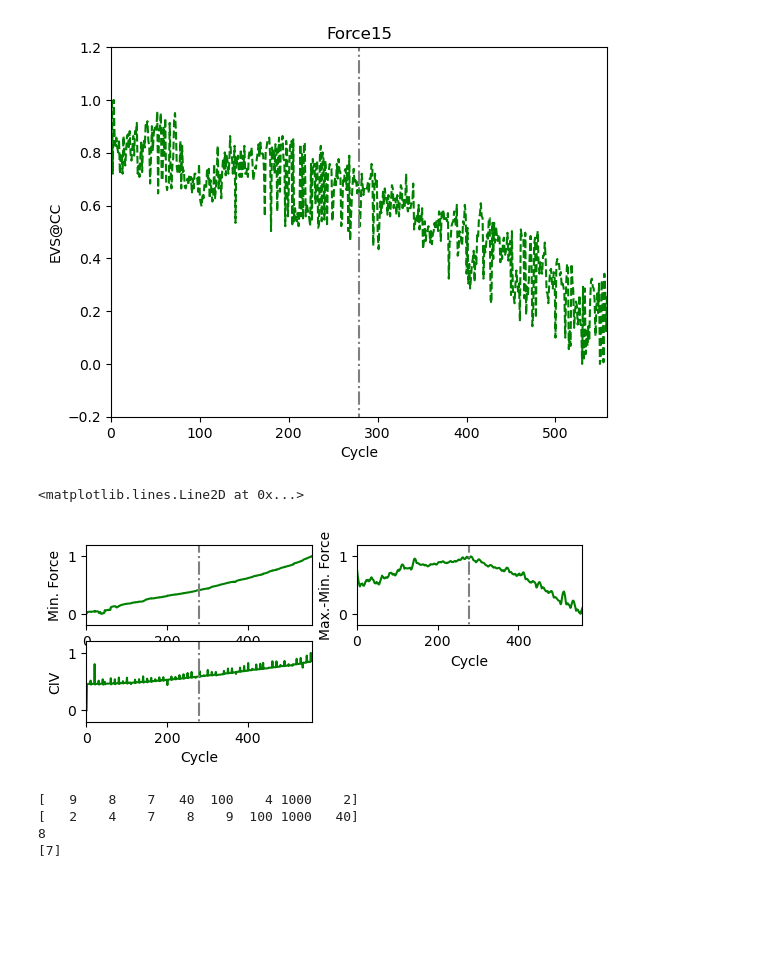
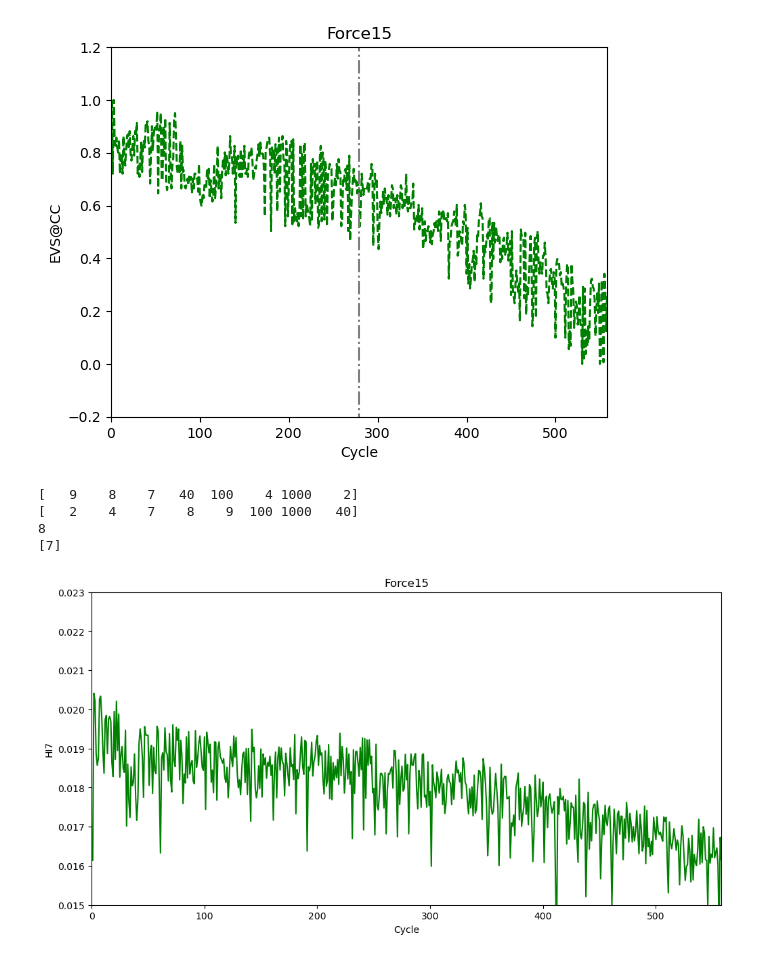
Before and after one commit to moonie1253/AI-study, a Jupyter notebook: paper/Integrated framework for SOH.ipynb, the cells around one changed output. Saved outputs shown, nothing was run; the diff lists cells and outputs as text; code cells hidden in the pictures; blank space fills up the shorter version.

```diff
--- a/paper/Integrated framework for SOH.ipynb
+++ b/paper/Integrated framework for SOH.ipynb
@@ -172,51 +179,6 @@ plt.axvline(len(x)/2,-0.2,1.2,color='gray',linestyle='dashdot')
 # %% [output]
 <matplotlib.lines.Line2D at 0x...>
 [figure]
-# %%
-plt.subplot(4,2,1)
-x= data['Cycle']
-y= data['min.']
-y_max=y.max()
-y_min=y.min()
-y_dat=(y-y_min)/(y_max-y_min)
-plt.plot(x,y_dat,'g-')
-
-plt.xlabel("Cycle")
-plt.ylabel("Min. Force")
-plt.xlim([0,len(x)])
-plt.ylim([-0.2,1.2])
-plt.axvline(len(x)/2,-0.2,1.2,color='gray',linestyle='dashdot')
-
-plt.subplot(4,2,2)
-x= data['Cycle']
-y= data['max.-min.']
-y_max=y.max()
-y_min=y.min()
-y_dat=(y-y_min)/(y_max-y_min)
-plt.plot(x,y_dat,'g-')
-
-plt.xlabel("Cycle")
-plt.ylabel("Max.-Min. Force")
-plt.xlim([0,len(x)])
-plt.ylim([-0.2,1.2])
-plt.axvline(len(x)/2,-0.2,1.2,color='gray',linestyle='dashdot')
-
-plt.subplot(4,2,3)
-x= data['Cycle']
-y= data['CIV']
-y_max=y.max()
-y_min=y.min()
-y_dat=(y-y_min)/(y_max-y_min)
-plt.plot(x,y_dat,'g-')
-
-plt.xlabel("Cycle")
-plt.ylabel("CIV")
-plt.xlim([0,len(x)])
-plt.ylim([-0.2,1.2])
-plt.axvline(len(x)/2,-0.2,1.2,color='gray',linestyle='dashdot')
-# %% [output]
-<matplotlib.lines.Line2D at 0x...>
-[figure, removed]
 # %%
 x=np.array([9,8,7,40,100,4,1000,2])
 print(x)
@@ -235,3 +197,17 @@ print(t)
 [   2    4    7    8    9  100 1000   40]
 8
 [7]
+# %%
+x= data['Cycle']
+y= data['CVIS (dt)']
+plt.figure(figsize=(12,6))
+plt.plot(x,y,'g-')
+plt.title("Force15")
+plt.xlabel("Cycle")
+plt.ylabel("HI7")
+
+plt.xlim([0,len(x)])
+plt.ylim(0.015,0.023,0.001)
+plt.show()
+# %% [output]
+[figure, added]
```
Also changed, not shown: parts of 37 cells of this notebook, 1 other file.
